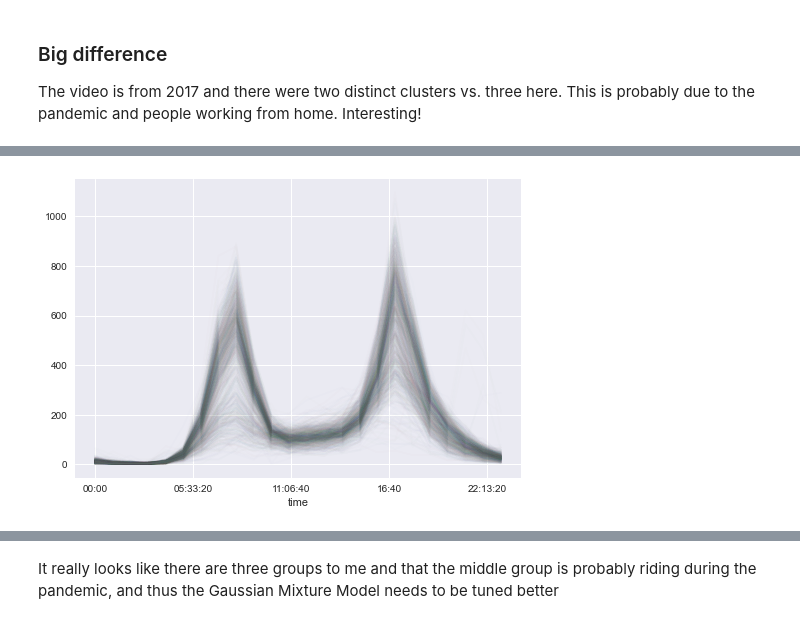
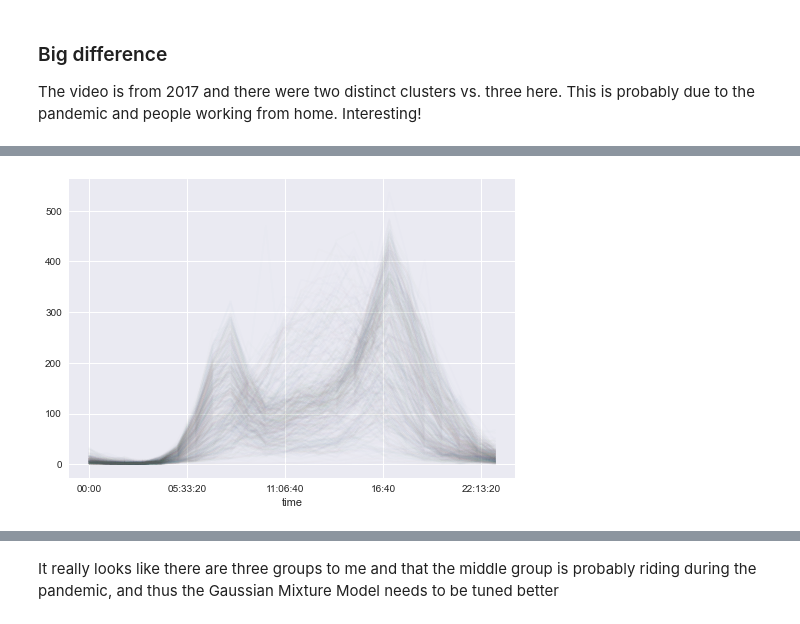
Before and after one commit to robbdunlap/jakevdp_example, a Jupyter notebook: unsupervised_clustering_analysis.ipynb, the cells around one changed output, grey strips where cells are left out. Saved outputs shown, nothing was run; the diff lists cells and outputs as text; code cells hidden in the pictures.

```diff
--- a/unsupervised_clustering_analysis.ipynb
+++ b/unsupervised_clustering_analysis.ipynb
@@ -103,0 +163,3 @@ array([datetime.time(0, 0), datetime.time(1, 0), datetime.time(2, 0), ...,
+# %%
+pandemic_start_date = pandemic_start_window[pandemic_start_window.index.isocalendar().week == 20].index.date[0]
+pandemic_start_date
@@ -421,4 +492,13 @@ pivoted.T[labels == 1].T.plot(legend = False, alpha = 0.01);
-# %%
-pivoted.T[labels == 2].T.plot(legend = False, alpha = 0.01);
-# %% [output]
-[figure, removed]
+# %%
+# covid = pivoted[]
+all_data = pivoted.T
+all_data.index = pd.to_datetime(all_data.index)
+# covid = all_data.loc['2020-04-01':'2022-01-10']
+# before_covid = all_data.loc['2001-01-01':'2020-03-31']
+
+covid = all_data[all_data.index.date >= pandemic_start_date]
+before_covid = all_data[all_data.index.date < pandemic_start_date]
+# %%
+covid.T.plot(legend = False, alpha = 0.01);
+# %% [output]
+[figure, added]
```
Also changed, not shown: parts of 38 cells of this notebook.
